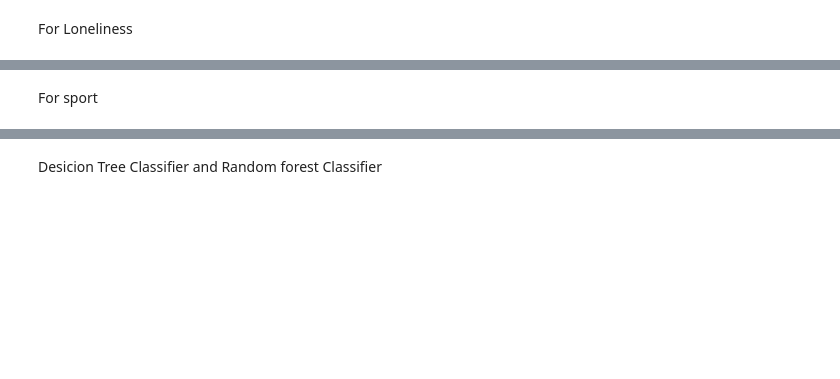
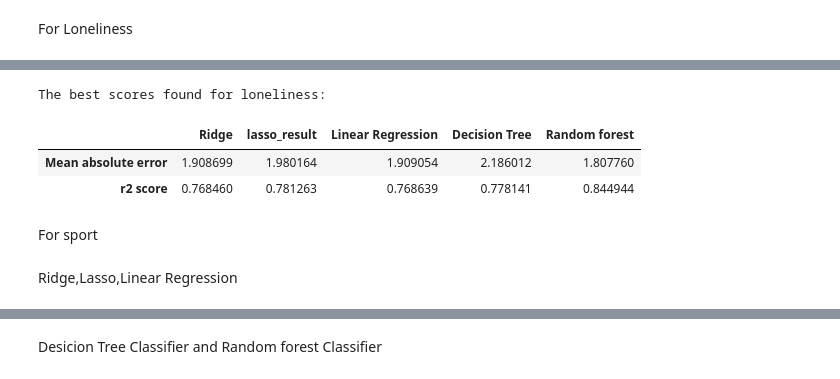
Before and after one commit to ashleyrennnnnn/Assignments-Machine-Learning, a Jupyter notebook: Regression_model_part.ipynb, the cells around one changed output, grey strips where cells are left out. Drawn from its saved outputs; the diff is of its cells as text; code cells hidden in the pictures; blank space fills up the shorter version.

```diff
--- a/Regression_model_part.ipynb
+++ b/Regression_model_part.ipynb
@@ -98,5 +144,29 @@ lr_result
+# %%
+# DataFrame using arrays.
+import pandas as pd
+
+# initialize data of lists.
+data = {'Ridge':[1.908699,0.76846],
+        'lasso_result':[1.980164,0.781263],
+        'Linear Regression': [1.909054,0.768639],
+        'Decision Tree': [2.186012,0.778141],
+        'Random forest':[1.80776,0.844944]}
+
+# Creates pandas DataFrame.
+df = pd.DataFrame(data, index=['Mean absolute error',
+                               'r2 score'])
+print("The best scores found for loneliness:")
+# print the data
+df
+# %% [output]
+The best scores found for loneliness:
+|  | Ridge | lasso_result | Linear Regression | Decision Tree | Random forest |
+| Mean absolute error | 1.908699 | 1.980164 | 1.909054 | 2.186012 | 1.807760 |
+| r2 score | 0.768460 | 0.781263 | 0.768639 | 0.778141 | 0.844944 |
 # %% [markdown]
 For sport
+# %% [markdown]
+Ridge,Lasso,Linear Regression
 # %%
 ridge_pipe = Pipeline([("scaler", StandardScaler()),("estimator", Ridge(random_state=100))])
 params = {"estimator__alpha": np.logspace(-5,1,num=50)}
```
Also changed, not shown: parts of 20 cells of this notebook.
